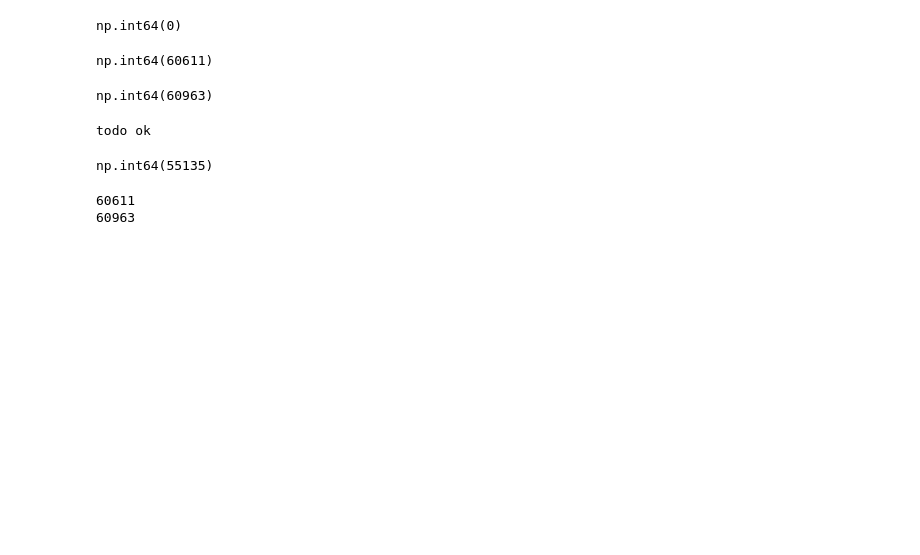
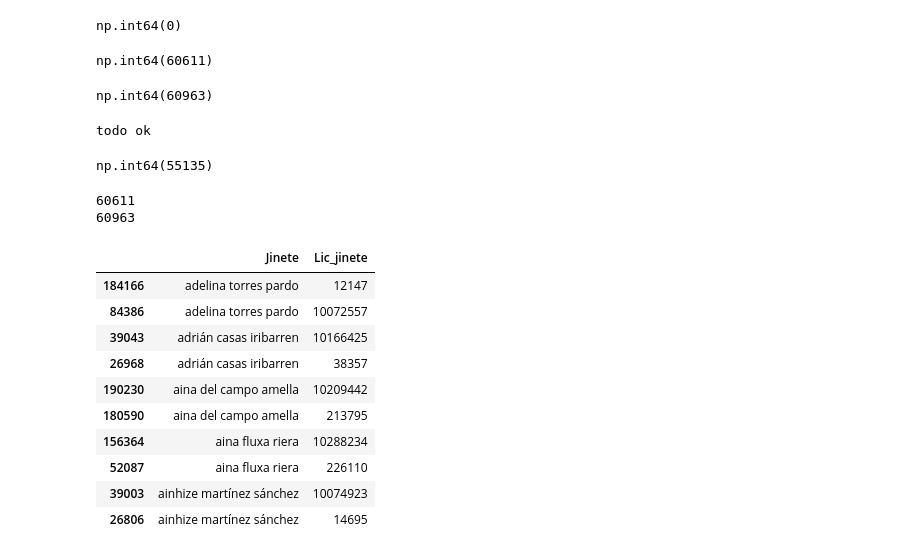
Before and after one commit to Gabijc/Proyecto_final_hipica, a Jupyter notebook: Notebooks/pruebas_carga.ipynb, the cells around one changed output. Drawn from its saved outputs; the diff is of its cells as text; code cells hidden in the pictures; blank space fills up the shorter version.

```diff
--- a/Notebooks/pruebas_carga.ipynb
+++ b/Notebooks/pruebas_carga.ipynb
@@ -104,3 +104,29 @@ print(df["Jinete"].duplicated().sum())
 # %% [output]
 60611
 60963
+# %%
+# Agrupar por jinete y contar licencias únicas
+licencias_por_jinete = df.groupby("Jinete")["Lic_jinete"].nunique()
+
+# Filtrar los jinetes que tienen más de una licencia
+jinetes_con_varias_licencias = licencias_por_jinete[licencias_por_jinete > 1].index
+
+# Filtrar el dataframe original para quedarte solo con esos jinetes
+df_varias_licencias = df[df["Jinete"].isin(jinetes_con_varias_licencias)]
+
+# Eliminar duplicados para ver cada combinación única
+df_varias_licencias = df_varias_licencias[["Jinete", "Lic_jinete"]].drop_duplicates().sort_values(by="Jinete")
+
+df_varias_licencias.head(10)
+# %% [output]
+|  | Jinete | Lic_jinete |
+| 184166 | adelina torres pardo | 12147 |
+| 84386 | adelina torres pardo | 10072557 |
+| 39043 | adrián casas iribarren | 10166425 |
+| 26968 | adrián casas iribarren | 38357 |
+| 190230 | aina del campo amella | 10209442 |
+| 180590 | aina del campo amella | 213795 |
+| 156364 | aina fluxa riera | 10288234 |
+| 52087 | aina fluxa riera | 226110 |
+| 39003 | ainhize martínez sánchez | 10074923 |
+| 26806 | ainhize martínez sánchez | 14695 |
```
